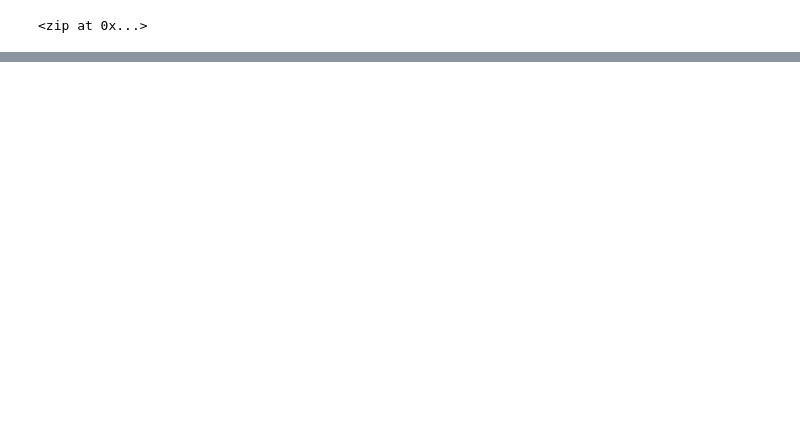
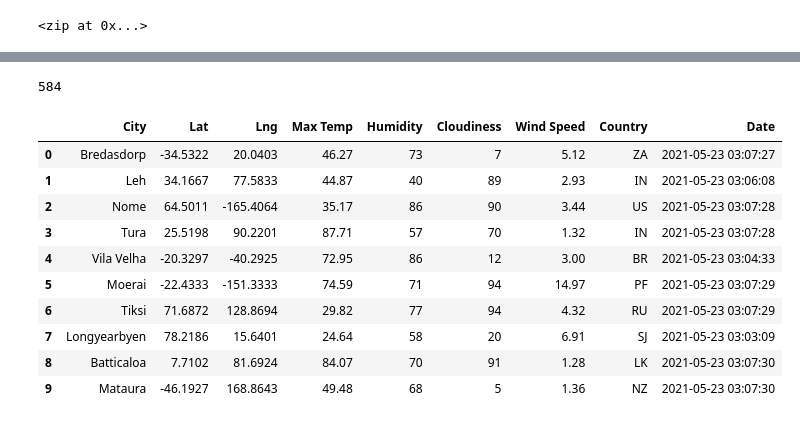
Before and after one commit to katelyngaler/World_Weather_Analysis, a Jupyter notebook: WeatherPy.ipynb, the cells around one changed output, grey strips where cells are left out. Drawn from its saved outputs; the diff is of its cells as text; code cells hidden in the pictures; blank space fills up the shorter version.

```diff
--- a/WeatherPy.ipynb
+++ b/WeatherPy.ipynb
@@ -30,0 +123,22 @@ len(cities)
+# %%
+# Get json data in try except block so know if anything fails
+
+len(city_data)
+# %% [output]
+584
+# %%
+# Convert the array of dictionaries to a Pandas DataFrame.
+city_data_df = pd.DataFrame(city_data)
+city_data_df.head(10)
+# %% [output]
+|  | City | Lat | Lng | Max Temp | Humidity | Cloudiness | Wind Speed | Country | Date |
+| 0 | Bredasdorp | -34.5322 | 20.0403 | 46.27 | 73 | 7 | 5.12 | ZA | 2021-05-23 03:07:27 |
+| 1 | Leh | 34.1667 | 77.5833 | 44.87 | 40 | 89 | 2.93 | IN | 2021-05-23 03:06:08 |
+| 2 | Nome | 64.5011 | -165.4064 | 35.17 | 86 | 90 | 3.44 | US | 2021-05-23 03:07:28 |
+| 3 | Tura | 25.5198 | 90.2201 | 87.71 | 57 | 70 | 1.32 | IN | 2021-05-23 03:07:28 |
+| 4 | Vila Velha | -20.3297 | -40.2925 | 72.95 | 86 | 12 | 3.00 | BR | 2021-05-23 03:04:33 |
+| 5 | Moerai | -22.4333 | -151.3333 | 74.59 | 71 | 94 | 14.97 | PF | 2021-05-23 03:07:29 |
+| 6 | Tiksi | 71.6872 | 128.8694 | 29.82 | 77 | 94 | 4.32 | RU | 2021-05-23 03:07:29 |
+| 7 | Longyearbyen | 78.2186 | 15.6401 | 24.64 | 58 | 20 | 6.91 | SJ | 2021-05-23 03:03:09 |
+| 8 | Batticaloa | 7.7102 | 81.6924 | 84.07 | 70 | 91 | 1.28 | LK | 2021-05-23 03:07:30 |
+| 9 | Mataura | -46.1927 | 168.8643 | 49.48 | 68 | 5 | 1.36 | NZ | 2021-05-23 03:07:30 |
```
Also changed, not shown: parts of 5 cells of this notebook, 3 other files.
